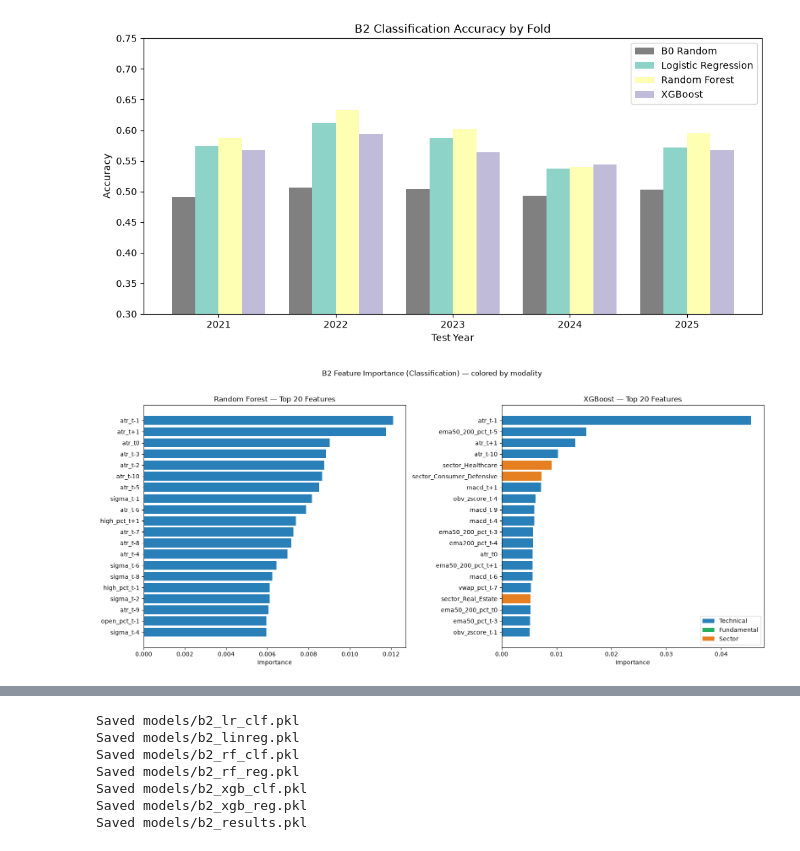
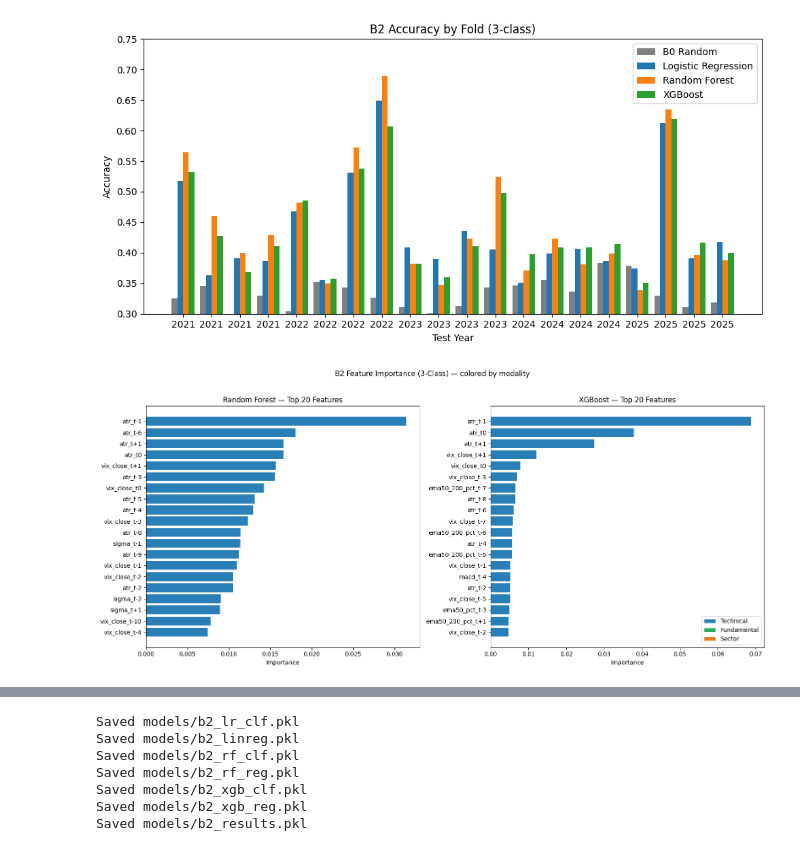
Before and after one commit to Richard-X46/Post-Earnings-Forecast, a Jupyter notebook: src/modeling/B2_Pipeline.ipynb, the cells around one changed output, grey strips where cells are left out. Cells and saved outputs as stored; diff of their text form; code cells hidden in the pictures.

```diff
--- a/src/modeling/B2_Pipeline.ipynb
+++ b/src/modeling/B2_Pipeline.ipynb
@@ -248,14 +315,14 @@ Pooled R²: -74.4318
 # %%
 rf_clf = {"fold_acc": [], "preds": [], "probs": [], "true": []}
 rf_clf_model = RandomForestClassifier(
-    n_estimators=100, max_depth=15, class_weight="balanced",
+    n_estimators=50, max_depth=10, class_weight="balanced",
     random_state=42, n_jobs=-1,
 )
 
 for f in folds_data:
     rf_clf_model.fit(f["X_train"], f["y_train_cls"])
     preds = rf_clf_model.predict(f["X_test"])
-    probs = rf_clf_model.predict_proba(f["X_test"])[:, 1]
+    probs = rf_clf_model.predict_proba(f["X_test"])
 
     acc = accuracy_score(f["y_test_cls"], preds)
     rf_clf["fold_acc"].append(acc)
@@ -263,9 +330,9 @@ for f in folds_data:
     rf_clf["probs"].extend(probs)
     rf_clf["true"].extend(f["y_test_cls"])
 
-    print(f"Fold {f['fold_num']} [{f['test_year']}]: DA={acc:.4f}")
+    print(f"Fold {f['fold_num']} [{f['test_quarter']}]: DA={acc:.4f}")
 
 print(f"\nAvg DA:     {np.mean(rf_clf['fold_acc']):.4f}")
 print(f"Pooled F1:  {f1_score(np.array(rf_clf['true']), np.array(rf_clf['preds']), average='weighted'):.4f}")
-print(f"Pooled AUC: {roc_auc_score(np.array(rf_clf['true']), np.array(rf_clf['probs'])):.4f}")
+print(f"Pooled AUC: {roc_auc_score(np.array(rf_clf['true']), np.array(rf_clf['probs']), multi_class='ovr'):.4f}")
 # %% [output]
@@ -281,8 +356,6 @@ Pooled AUC: 0.6179
 # %%
 rf_reg = {"fold_mae": [], "fold_rmse": [], "preds": [], "true": []}
-rf_reg_model = RandomForestRegressor(
-    n_estimators=100, max_depth=15, random_state=42, n_jobs=-1,
-)
+rf_reg_model = XGBRegressor(n_estimators=50, max_depth=6, random_state=42, n_jobs=-1)
 
 for f in folds_data:
     rf_reg_model.fit(f["X_train"], f["y_train_ret"])
@@ -295,7 +368,7 @@ for f in folds_data:
     rf_reg["preds"].extend(preds)
     rf_reg["true"].extend(f["y_test_ret"])
 
-    print(f"Fold {f['fold_num']} [{f['test_year']}]: MAE={mae:.4f}  RMSE={rmse:.4f}")
+    print(f"Fold {f['fold_num']} [{f['test_quarter']}]: MAE={mae:.4f}  RMSE={rmse:.4f}")
 
 print(f"\nAvg MAE:   {np.mean(rf_reg['fold_mae']):.4f}")
 print(f"Avg RMSE:  {np.mean(rf_reg['fold_rmse']):.4f}")
@@ -313,11 +394,11 @@ Pooled R²: 0.1258
 # %%
 xgb_clf = {"fold_acc": [], "preds": [], "probs": [], "true": []}
-xgb_clf_model = XGBClassifier(n_estimators=200, eval_metric="logloss", random_state=42)
+xgb_clf_model = XGBClassifier(n_estimators=50, eval_metric="logloss", random_state=42)
 
 for f in folds_data:
     xgb_clf_model.fit(f["X_train"], f["y_train_cls"])
     preds = xgb_clf_model.predict(f["X_test"])
-    probs = xgb_clf_model.predict_proba(f["X_test"])[:, 1]
+    probs = xgb_clf_model.predict_proba(f["X_test"])
 
     acc = accuracy_score(f["y_test_cls"], preds)
     xgb_clf["fold_acc"].append(acc)
@@ -325,9 +406,9 @@ for f in folds_data:
     xgb_clf["probs"].extend(probs)
     xgb_clf["true"].extend(f["y_test_cls"])
 
-    print(f"Fold {f['fold_num']} [{f['test_year']}]: DA={acc:.4f}")
+    print(f"Fold {f['fold_num']} [{f['test_quarter']}]: DA={acc:.4f}")
 
 print(f"\nAvg DA:     {np.mean(xgb_clf['fold_acc']):.4f}")
 print(f"Pooled F1:  {f1_score(np.array(xgb_clf['true']), np.array(xgb_clf['preds']), average='weighted'):.4f}")
-print(f"Pooled AUC: {roc_auc_score(np.array(xgb_clf['true']), np.array(xgb_clf['probs'])):.4f}")
+print(f"Pooled AUC: {roc_auc_score(np.array(xgb_clf['true']), np.array(xgb_clf['probs']), multi_class='ovr'):.4f}")
 # %% [output]
@@ -343,6 +432,6 @@ Pooled AUC: 0.5832
 # %%
 xgb_reg = {"fold_mae": [], "fold_rmse": [], "preds": [], "true": []}
-xgb_reg_model = XGBRegressor(n_estimators=200, random_state=42)
+xgb_reg_model = XGBRegressor(n_estimators=50, random_state=42)
 
 for f in folds_data:
     xgb_reg_model.fit(f["X_train"], f["y_train_ret"])
@@ -355,7 +444,7 @@ for f in folds_data:
     xgb_reg["preds"].extend(preds)
     xgb_reg["true"].extend(f["y_test_ret"])
 
-    print(f"Fold {f['fold_num']} [{f['test_year']}]: MAE={mae:.4f}  RMSE={rmse:.4f}")
+    print(f"Fold {f['fold_num']} [{f['test_quarter']}]: MAE={mae:.4f}  RMSE={rmse:.4f}")
 
 print(f"\nAvg MAE:   {np.mean(xgb_reg['fold_mae']):.4f}")
 print(f"Avg RMSE:  {np.mean(xgb_reg['fold_rmse']):.4f}")
@@ -459,25 +568,25 @@ plt.show()
 # %%
 fold_years = [f["test_year"] for f in folds_data]
 x     = np.arange(len(fold_years))
 width = 0.2
 
 fig, ax = plt.subplots(figsize=(10, 5))
 ax.bar(x - width,      b0_clf["fold_acc"],  width, label="B0 Random",          color="gray")
 ax.bar(x,              lr_clf["fold_acc"],  width, label="Logistic Regression")
 ax.bar(x + width,      rf_clf["fold_acc"],  width, label="Random Forest")
 ax.bar(x + 2 * width, xgb_clf["fold_acc"], width, label="XGBoost")
 
 ax.set_xticks(x + width / 2)
 ax.set_xticklabels(fold_years)
 ax.set_xlabel("Test Year")
 ax.set_ylabel("Accuracy")
-ax.set_title("B2 Classification Accuracy by Fold")
+ax.set_title("B2 Accuracy by Fold (3-class)")
 ax.set_ylim(0.3, 0.75)
 ax.legend()
 plt.tight_layout()
 plt.show()
 # %% [output]
-[figure, old version]
+[figure, new version]
 # %%
 from matplotlib.patches import Patch
 
@@ -516,11 +625,11 @@ legend_elements = [
 ]
 axes[1].legend(handles=legend_elements, loc="lower right")
 
-plt.suptitle("B2 Feature Importance (Classification) — colored by modality", y=1.02)
+plt.suptitle("B2 Feature Importance (3-Class) — colored by modality", y=1.02)
 plt.tight_layout()
 plt.show()
 # %% [output]
-[figure, old version]
+[figure, new version]
 # %%
 fig, axes = plt.subplots(1, 3, figsize=(15, 4))
 
```
Also changed, not shown: parts of 15 cells of this notebook, 46 other files.
